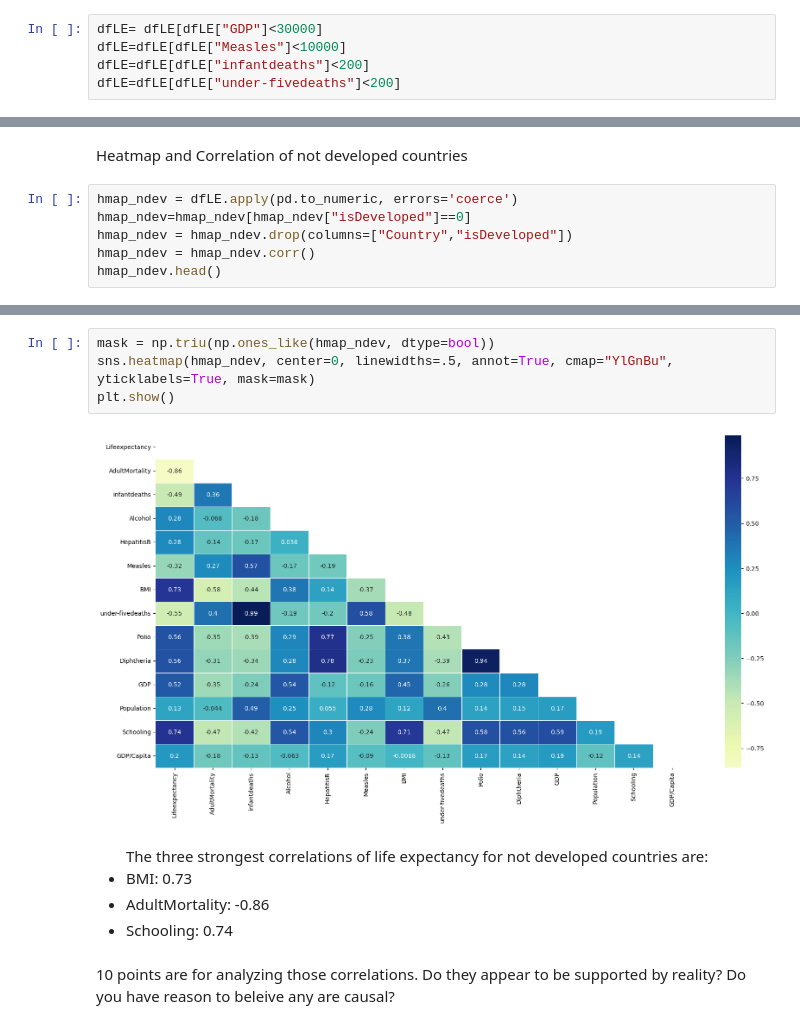
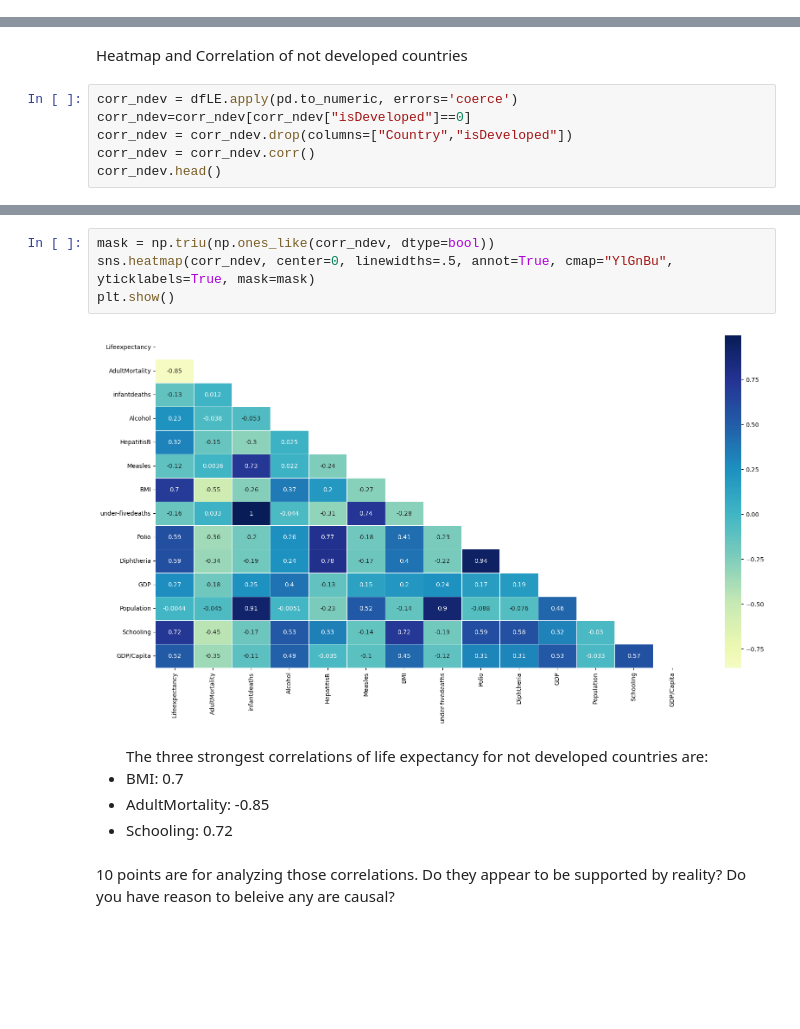
Before and after one commit to Nishaa95/BSIP_Assignment_2_Students, a Jupyter notebook: stats_asn_2_start.ipynb, the cells around one changed output, grey strips where cells are left out. Drawn from its saved outputs; the diff is of its cells as text; blank space fills up the shorter version.

```diff
--- a/stats_asn_2_start.ipynb
+++ b/stats_asn_2_start.ipynb
@@ -252,5 +242,0 @@ Removed Nan values and dropped Country column
-# %%
-dfLE= dfLE[dfLE["GDP"]<30000]
-dfLE=dfLE[dfLE["Measles"]<10000]
-dfLE=dfLE[dfLE["infantdeaths"]<200]
-dfLE=dfLE[dfLE["under-fivedeaths"]<200]
@@ -302,10 +296,10 @@ The three strongest correlations of life expectancy for developed countries are:
 # %% [markdown]
 Heatmap and Correlation of not developed countries
 # %%
-hmap_ndev = dfLE.apply(pd.to_numeric, errors='coerce')
-hmap_ndev=hmap_ndev[hmap_ndev["isDeveloped"]==0]
-hmap_ndev = hmap_ndev.drop(columns=["Country","isDeveloped"])
-hmap_ndev = hmap_ndev.corr()
-hmap_ndev.head()
+corr_ndev = dfLE.apply(pd.to_numeric, errors='coerce')
+corr_ndev=corr_ndev[corr_ndev["isDeveloped"]==0]
+corr_ndev = corr_ndev.drop(columns=["Country","isDeveloped"])
+corr_ndev = corr_ndev.corr()
+corr_ndev.head()
 # %% [output]
 |  | Lifeexpectancy | AdultMortality | infantdeaths | Alcohol | HepatitisB | Measles | BMI | under-fivedeaths | ... |
@@ -317,15 +311,15 @@ hmap_ndev.head()
 # %%
-mask = np.triu(np.ones_like(hmap_ndev, dtype=bool))
-sns.heatmap(hmap_ndev, center=0, linewidths=.5, annot=True, cmap="YlGnBu", yticklabels=True, mask=mask)
+mask = np.triu(np.ones_like(corr_ndev, dtype=bool))
+sns.heatmap(corr_ndev, center=0, linewidths=.5, annot=True, cmap="YlGnBu", yticklabels=True, mask=mask)
 plt.show()
 # %% [output]
-[figure, old version]
+[figure, new version]
 # %% [markdown]
 
 <ul>The three strongest correlations of life expectancy for not developed countries are:
-    <li>BMI: 0.73
-    <li>AdultMortality: -0.86
-    <li>Schooling: 0.74
+    <li>BMI: 0.7
+    <li>AdultMortality: -0.85
+    <li>Schooling: 0.72
 # %% [markdown]
 10 points are for analyzing those correlations. Do they appear to be supported by reality? Do you have reason to beleive any are causal?
 # %% [markdown]
```
Also changed, not shown: parts of 32 cells of this notebook.
